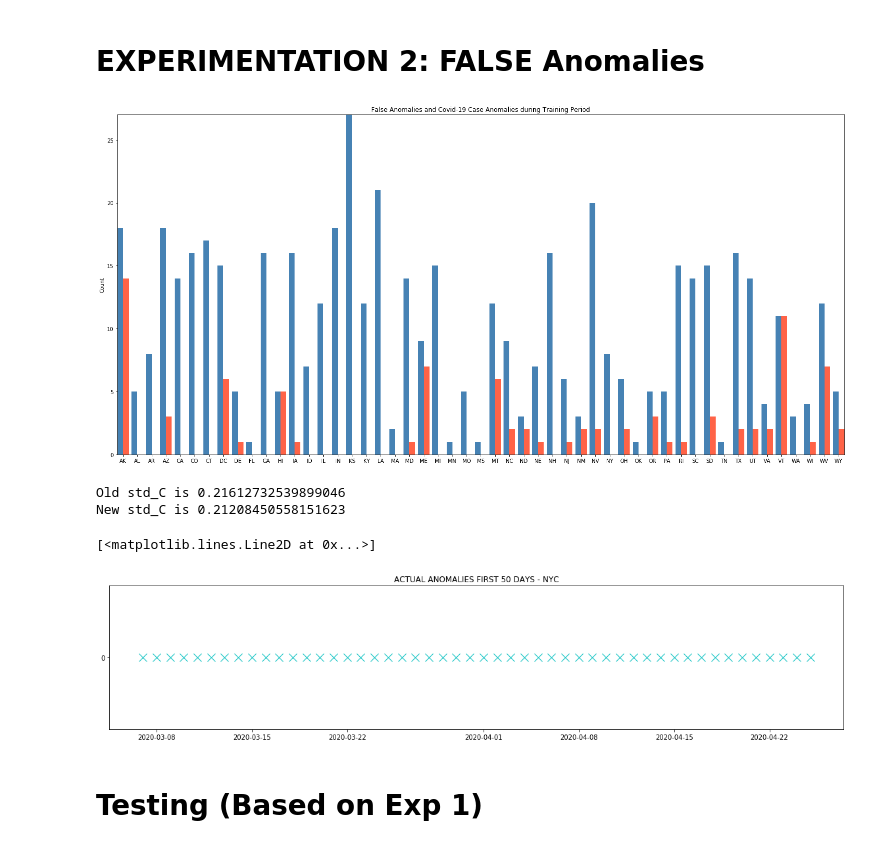
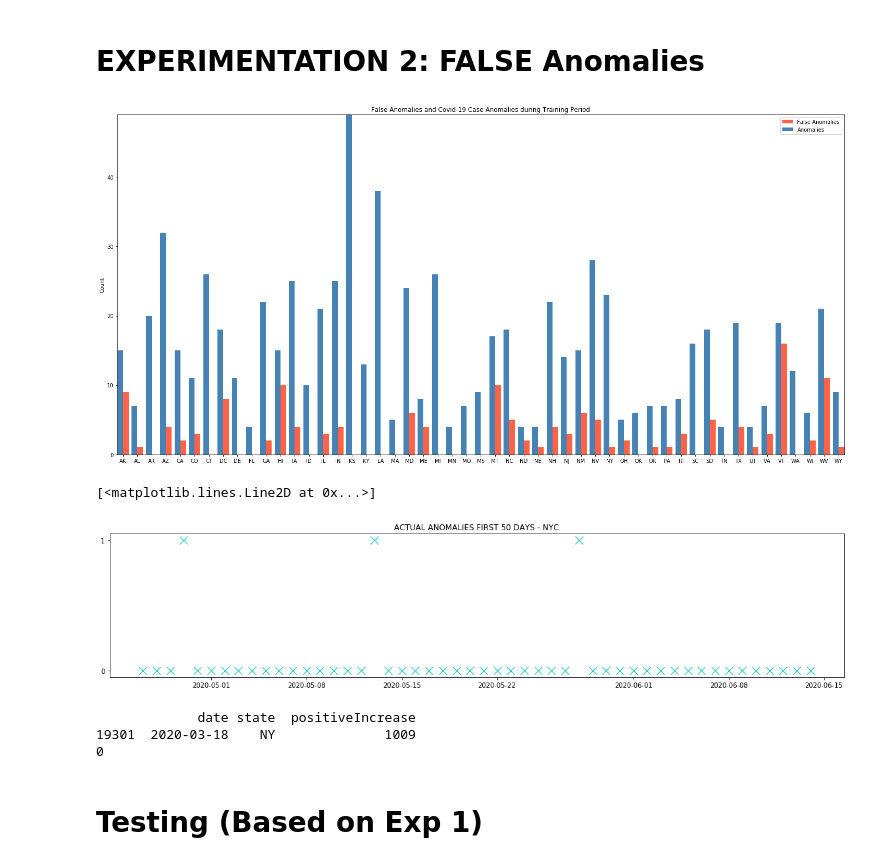
Before and after one commit to nadhirahrafidz/fyp, a Jupyter notebook: main.ipynb, the cells around one changed output. Cells and saved outputs as stored; diff of their text form; code cells hidden in the pictures.

Commit message:
Fixed descending dates

```diff
--- a/main.ipynb
+++ b/main.ipynb
@@ -31,16 +31,19 @@ OVERLAPPING_STATES = ['AK', 'AL', 'AR', 'AZ', 'CA', 'CO', 'CT', 'DC', 'DE', 'FL'
                       'IN', 'KS', 'KY', 'LA', 'MA', 'MD', 'ME', 'MI', 'MN', 'MO', 'MS', 'MT', 'NC', 'ND', 'NE',
                       'NH', 'NJ', 'NM', 'NV', 'NY', 'OH', 'OK', 'OR', 'PA', 'RI', 'SC', 'SD', 'TN', 'TX', 'UT',
                       'VA', 'VT', 'WA', 'WI', 'WV', 'WY']
+
 actual_cases = actual_cases[actual_cases['state'].isin(OVERLAPPING_STATES)]
 unique_dates = actual_cases['date'].unique()
+
 lacking = []
 for date in unique_dates:
     if len(actual_cases[actual_cases.date == date]) == 51:
         continue
     else:
         lacking.append(date)
+
 print("last date without full 51 states: ", max(lacking))
-actual_cases = actual_cases[actual_cases.date > '2020-03-06']
+actual_cases = actual_cases[actual_cases.date > '2020-03-06'].sort_values(by=['date', 'state'], ascending=True)
 # %% [output]
 last date without full 51 states:  2020-03-06
 # %% [markdown]
@@ -337,18 +340,23 @@ def covid_case_outbreak_detection_all(X, target_region):
     assert np.any(X_target < 1) == False, "Actual Cases < 1"
 
     period = len(X_target)
+
     C = np.zeros(period)
     for idx, X_day in enumerate(X_target):
         if idx == 0:
             continue
-        Cd = np.divide(np.subtract(X_day, X_target[idx-1]), X_target[idx-1])
+        Cd = np.divide( np.subtract(X_day, X_target[idx-1]) , X_target[idx-1])
         C[idx] = Cd
+
+    temp = np.copy(C)
     std_C = np.std(C)
-    print(region + " old std_C is", std_C)
-    C[C > (3 * std_C)] = 0
-    std_C = np.std(C)
-    print(region + " new std_C is", std_C)
+#     print(target_region + " old std_C is", std_C)
+    temp[temp > (3 * std_C)] = 0
+    std_C = np.std(temp)
+#     print(target_region + " new std_C is", std_C)
+
     L_score = C > (2 * std_C)
+
     return L_score.astype(int)
 # %% [markdown]
 ## Comparison
@@ -574,50 +590,42 @@ def covid_case_outbreak_detection_hist(X, target_region, minimum):
     C = np.zeros(period)
     for idx, X_day in enumerate(X_target):
         if idx == 0:
             continue
         Cd = np.divide(np.subtract(X_day, X_target[idx-1]), X_target[idx-1])
         C[idx] = Cd
+    temp = np.copy(C)
     std_C = np.std(C)
-    C[C > (3 * std_C)] = 0
-    std_C = np.std(C)
+    temp[temp > (3 * std_C)] = 0
+    std_C = np.std(temp)
     assert std_C != 0, "Std C is 0"
     L_score = C > (2 * std_C)
     L_score = L_score.astype(int)
     anomaly_cases = np.array([X_target[idx] for idx, l in enumerate(L_score) if l == 1 and X_target[idx] < minimum])
     return anomaly_cases
 
 # FOR ALL STATES
 small_anoms = np.zeros(NUM_STATES)
 actual_case_count_training = np.zeros(NUM_STATES)
 for idx_s, state in enumerate(STATES):
     actual_case_count_training[idx_s] = np.sum(covid_case_outbreak_detection_all(actual_all, state[3:]))
     small_anoms[idx_s] = len(covid_case_outbreak_detection_hist(actual_all, state[3:], 50))
 
 fig = plt.figure(figsize=(25, 12))
 ax = fig.add_subplot(111)
 _X = np.arange(NUM_STATES)
 X = [state[3:] for state in STATES]
-ax.bar(_X + 0.2, small_anoms, width=0.4, color='tomato', align='center')
-ax.bar(_X - 0.2, actual_case_count_training, width=0.4, color='steelblue', align='center')
+ax.bar(_X + 0.2, small_anoms, width=0.4, color='tomato', align='center', label="False Anomalies")
+ax.bar(_X - 0.2, actual_case_count_training, width=0.4, color='steelblue', align='center', label="Anomalies")
 ax.autoscale(tight=True)
 plt.xticks(_X, X)
 plt.title("False Anomalies and Covid-19 Case Anomalies during Training Period")
 plt.ylabel("Count")
+plt.legend()
 plt.show()
-
-# Histogram of AK
-# small_anoms_AK = covid_case_outbreak_detection_hist(actual_all, "AK", 50)
-# plt.figure(figsize=(15,8))
-# plt.title("Histogram of Covid-19 case count of false anomalies in AK")
-# plt.ylabel("Count")
-# plt.xlabel("Absolute value of Covid-19 case count")
-# plt.hist(small_anoms_AK, bins=25)
-# plt.show()
 # %% [output]
-[figure, old version]
+[figure, new version]
 # %%
 # Anomalies of NYC
-
 actual_anom_training_NY = covid_case_outbreak_detection_all(actual_all, 'NY')
 # print(actual_anom_training_NY[:300])
 start_date = datetime.date(2020, 3, 7)
@@ -629,12 +637,17 @@ plt.setp(ax, yticks=[0, 1])
 fig.set_figheight(4)
 fig.set_figwidth(20)
 ax.set_title('ACTUAL ANOMALIES FIRST 50 DAYS - NYC')
-ax.plot(np.array([start_date + datetime.timedelta(days=int(period[i])) for i in period[:50]]), actual_anom_training_NY[:50], marker='x',  markersize=12, color='c', linewidth=2, linestyle='None')
+ax.plot(np.array([start_date + datetime.timedelta(days=int(period[i])) for i in period[50:100]]), actual_anom_training_NY[50:100], marker='x',  markersize=12, color='c', linewidth=2, linestyle='None')
 # %% [output]
-Old std_C is 0.21612732539899046
-New std_C is 0.21208450558151623
+[<matplotlib.lines.Line2D at 0x...>]
-[<matplotlib.lines.Line2D at 0x...>]
-[figure, old version]
+[figure, new version]
+# %%
+print(actual_all[(actual_all.state == 'NY') & (actual_all.date == '2020-03-18')])
+print(actual_anom_training_NY[11])
+# %% [output]
+             date state  positiveIncrease
+19301  2020-03-18    NY              1009
+0
 # %% [markdown]
 # Testing (Based on Exp 1)
 # %% [markdown]
```
Also changed, not shown: parts of 7 cells of this notebook, 8 other files.
